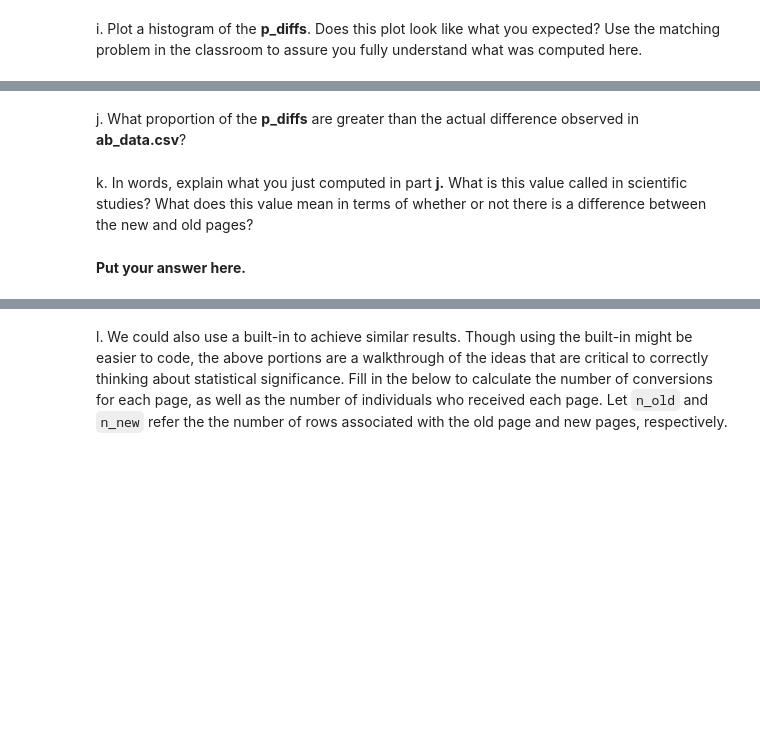
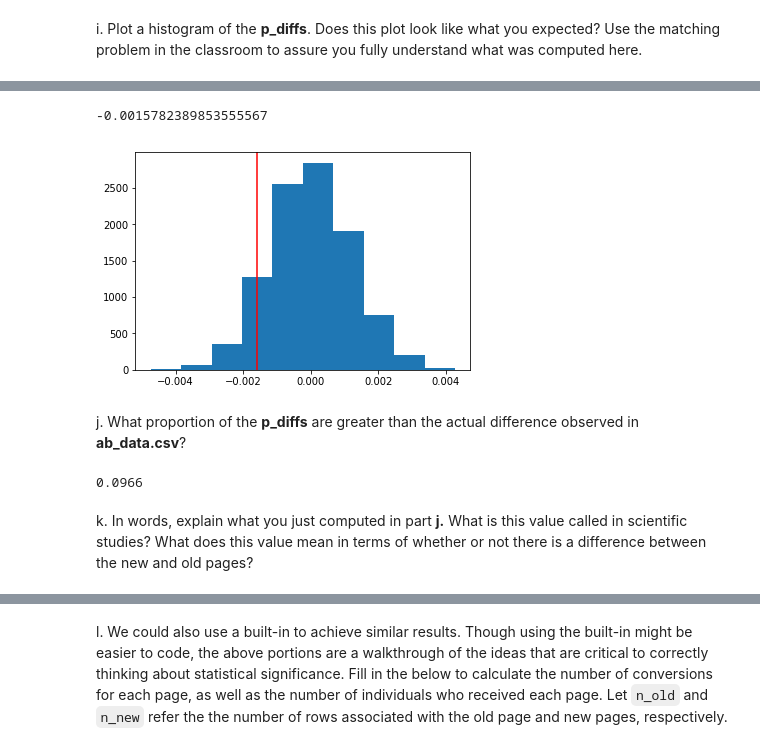
Before and after one commit to ldemastersmith/demo-Analyze-AB-Test-Results, a Jupyter notebook: Analyze_ab_test_results_notebook.ipynb, the cells around one changed output, grey strips where cells are left out. Cells and saved outputs as stored; diff of their text form; code cells hidden in the pictures; blank space fills up the shorter version.

```diff
--- a/Analyze_ab_test_results_notebook.ipynb
+++ b/Analyze_ab_test_results_notebook.ipynb
@@ -399,6 +401,23 @@ i. Plot a histogram of the **p_diffs**.  Does this plot look like what you expec
+# %%
+# # the observed p_diff from ab_data.csv:
+p_diff_observed = df2.query('group == "treatment"').converted.mean() - df2.query('group == "control"').converted.mean()
+p_diff_observed  # -0.0015782389853555567
+# %% [output]
+-0.0015782389853555567
+# %%
+# plot null distribution
+plt.hist(p_diffs);
+
+# plot line for observed statistic
+plt.axvline(p_diff_observed, c='red');
+# %% [output]
+[figure, added]
 # %% [markdown]
 j. What proportion of the **p_diffs** are greater than the actual difference observed in **ab_data.csv**?
+# %%
+# compute p value
+(p_diffs < p_diff_observed).mean()
+# %% [output]
+0.0966
 # %% [markdown]
 k. In words, explain what you just computed in part **j.**  What is this value called in scientific studies?  What does this value mean in terms of whether or not there is a difference between the new and old pages?
-# %% [markdown]
-**Put your answer here.**
```
Also changed, not shown: parts of 16 cells of this notebook.
